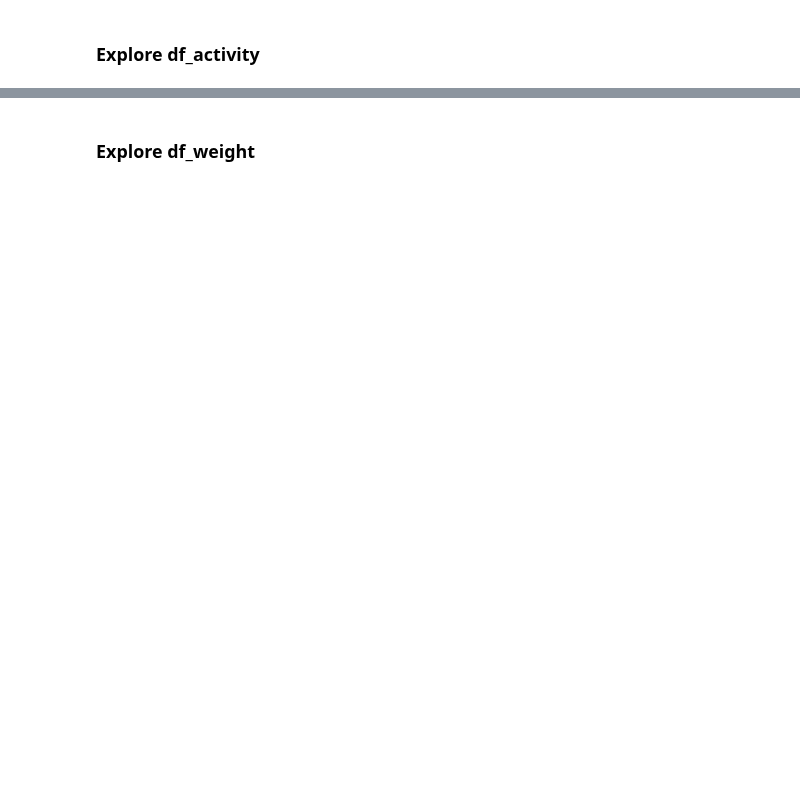
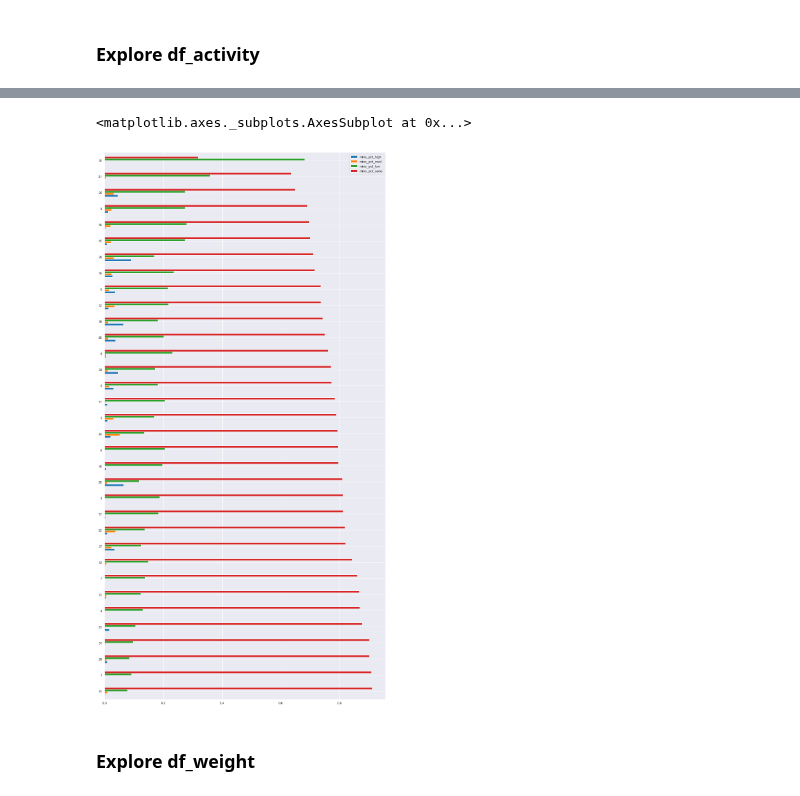
Before and after one commit to cheekeet86/project-capstone, a Jupyter notebook: code/2_eda_fitbit.ipynb, the cells around one changed output, grey strips where cells are left out. Saved outputs shown, nothing was run; the diff lists cells and outputs as text; code cells hidden in the pictures; blank space fills up the shorter version.

```diff
--- a/code/2_eda_fitbit.ipynb
+++ b/code/2_eda_fitbit.ipynb
@@ -52,2 +111,10 @@ df_hr = pd.read_csv(clean_path + 'hours.csv')
 # %% [markdown]
 ### Explore df_activity
+# %%
+df_activity_2 = df_activity.drop(columns=['timestamp','dayweek','year','month','day'])
+
+mask_steps = df_activity_2['steps'] >= 1000
+
+print(len(df_activity_2))
+df_activity_2 = df_activity_2[mask_steps]
+print(len(df_activity_2))
@@ -53,0 +250,7 @@ df_hr = pd.read_csv(clean_path + 'hours.csv')
+# %%
+df_activity_2['mins_total'] = df_activity_2['mins_act_high'] + df_activity_2['mins_act_med'] + df_activity_2['mins_act_low'] + df_activity_2['mins_act_sede']
+
+df_activity_2['mins_pct_high'] = df_activity_2['mins_act_high'] / df_activity_2['mins_total']
+df_activity_2['mins_pct_med'] = df_activity_2['mins_act_med'] / df_activity_2['mins_total']
+df_activity_2['mins_pct_low'] = df_activity_2['mins_act_low'] / df_activity_2['mins_total']
+df_activity_2['mins_pct_sede'] = df_activity_2['mins_act_sede'] / df_activity_2['mins_total']
@@ -53,0 +266,6 @@ df_hr = pd.read_csv(clean_path + 'hours.csv')
+# %%
+cols = ['mins_pct_high','mins_pct_med','mins_pct_low','mins_pct_sede']
+
+df_activity_3 = df_activity_2.groupby(['id'])[cols].mean()
+df_activity_3.reset_index(inplace=True)
+df_activity_3.head()
@@ -54,3 +279,15 @@ df_hr = pd.read_csv(clean_path + 'hours.csv')
+# %%
+#plt.figure(figsize=(20,8))
+#plt.xlim(150,200)
+#plt.yticks(range(40,141,10))
+#plt.title('Steps by Hours for Id 1 In A Day (High Steps Count)')
+
+#cols = ['mins_pct_high','mins_pct_med','mins_pct_low']
+
+df_activity_3[cols].sort_values(by='mins_pct_sede',ascending=False).plot(kind='barh',figsize=(15,30))
+# %% [output]
+<matplotlib.axes._subplots.AxesSubplot at 0x...>
+[figure, added]
 # %% [markdown]
 ### Explore df_weight
 # %%
```
Also changed, not shown: parts of 28 cells of this notebook, 5 other files.
